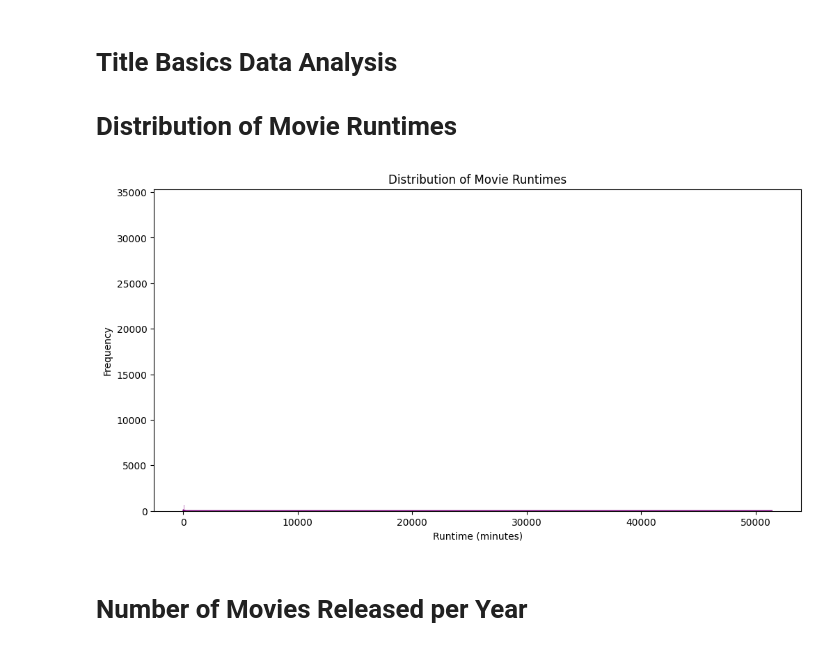
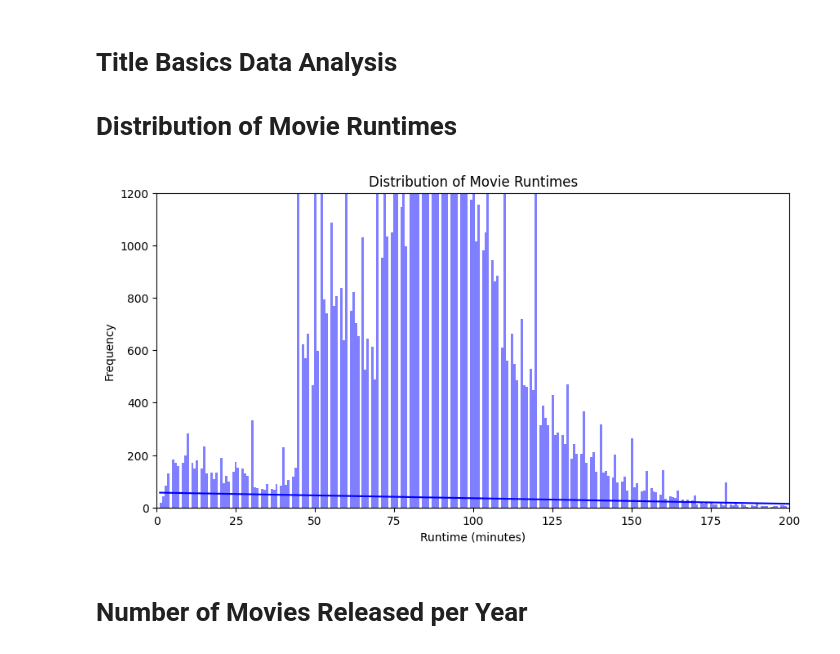
Before and after one commit to Joakim-Nandwa/DVF-PT03-Project-1, a Jupyter notebook: Joakim_Student.ipynb, the cells around one changed output. Drawn from its saved outputs; the diff is of its cells as text; code cells hidden in the pictures.

```diff
--- a/Joakim_Student.ipynb
+++ b/Joakim_Student.ipynb
@@ -355,14 +355,16 @@ plt.show()
 # Distribution of Movie Runtimes
 # %%
 # Plot distribution of movie runtimes
-plt.figure(figsize=(12, 6))
-sns.histplot(title_basics_cleaned['runtime_minutes'], kde=True, color='purple')
+plt.figure(figsize=(10, 5))
+sns.histplot(title_basics_cleaned['runtime_minutes'], kde=True, color='blue')
 plt.title('Distribution of Movie Runtimes')
 plt.xlabel('Runtime (minutes)')
 plt.ylabel('Frequency')
+plt.ylim(0, 1200)  # Set y-axis limits to be between 0 and 200
+plt.xlim(0,200) #set the x- axis liiits to be betwee 0 and 120
 plt.show()
 # %% [output]
-[figure, old version]
+[figure, new version]
 # %% [markdown]
 # Number of Movies Released per Year
 # %%
```
